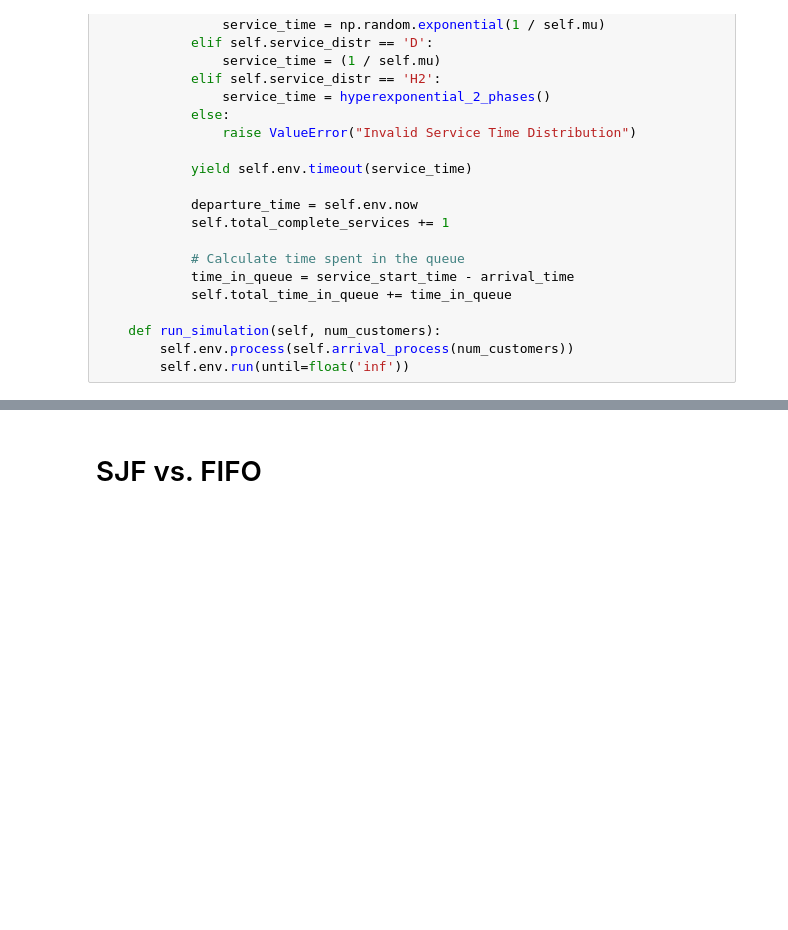
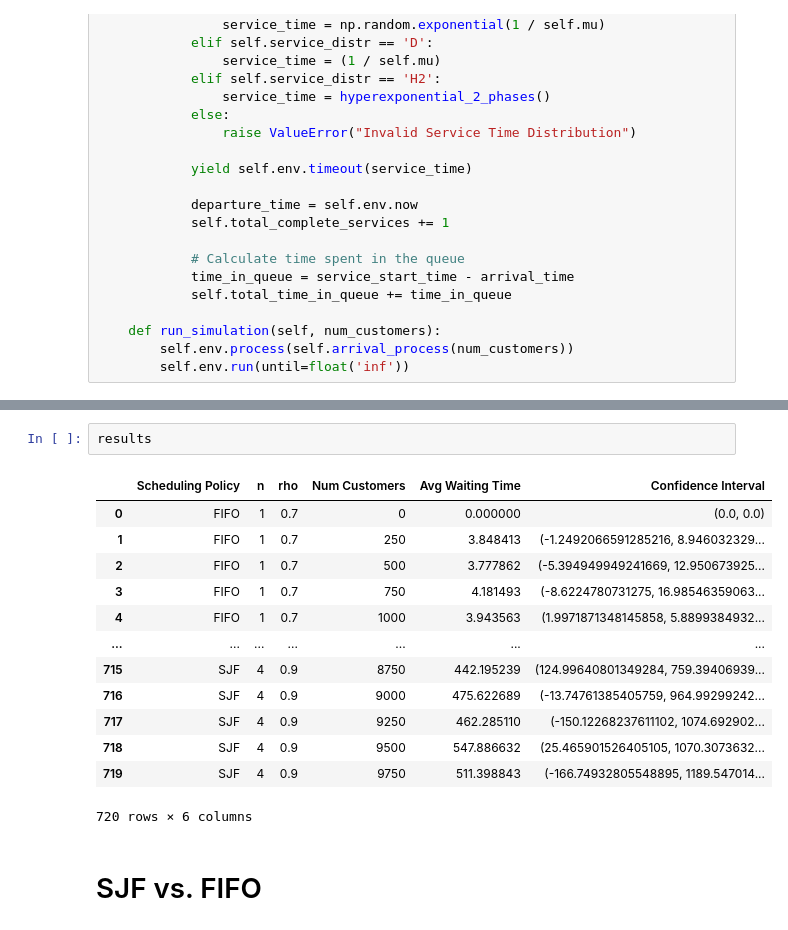
Before and after one commit to koenweverink/stochastic_simulation_assignment_2, a Jupyter notebook: DES_queue.ipynb, the cells around one changed output, grey strips where cells are left out. Cells and saved outputs as stored; diff of their text form; blank space fills up the shorter version.

```diff
--- a/DES_queue.ipynb
+++ b/DES_queue.ipynb
@@ -169,3 +186,19 @@ KeyboardInterrupt:
+# %%
+results
+# %% [output]
+|  | Scheduling Policy | n | rho | Num Customers | Avg Waiting Time | Confidence Interval |
+| 0 | FIFO | 1 | 0.7 | 0 | 0.000000 | (0.0, 0.0) |
+| 1 | FIFO | 1 | 0.7 | 250 | 3.848413 | (-1.2492066591285216, 8.946032329... |
+| 2 | FIFO | 1 | 0.7 | 500 | 3.777862 | (-5.394949949241669, 12.950673925... |
+| 3 | FIFO | 1 | 0.7 | 750 | 4.181493 | (-8.6224780731275, 16.98546359063... |
+| 4 | FIFO | 1 | 0.7 | 1000 | 3.943563 | (1.9971871348145858, 5.8899384932... |
+| ... | ... | ... | ... | ... | ... | ... |
+| 715 | SJF | 4 | 0.9 | 8750 | 442.195239 | (124.99640801349284, 759.39406939... |
+| 716 | SJF | 4 | 0.9 | 9000 | 475.622689 | (-13.74761385405759, 964.99299242... |
+| 717 | SJF | 4 | 0.9 | 9250 | 462.285110 | (-150.12268237611102, 1074.692902... |
+| 718 | SJF | 4 | 0.9 | 9500 | 547.886632 | (25.465901526405105, 1070.3073632... |
+| 719 | SJF | 4 | 0.9 | 9750 | 511.398843 | (-166.74932805548895, 1189.547014... |
+720 rows × 6 columns
 # %% [markdown]
 # SJF vs. FIFO
 # %% [markdown]
```
Also changed, not shown: parts of 5 cells of this notebook.
